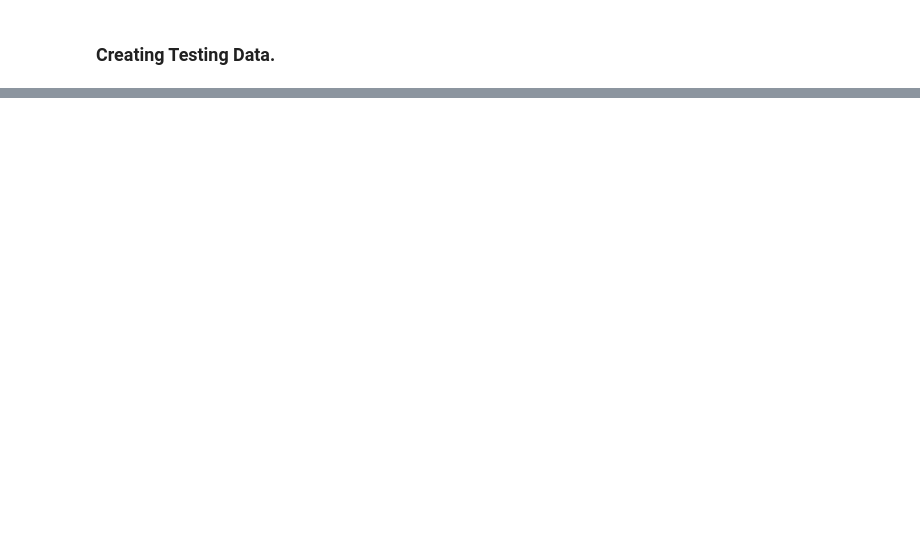
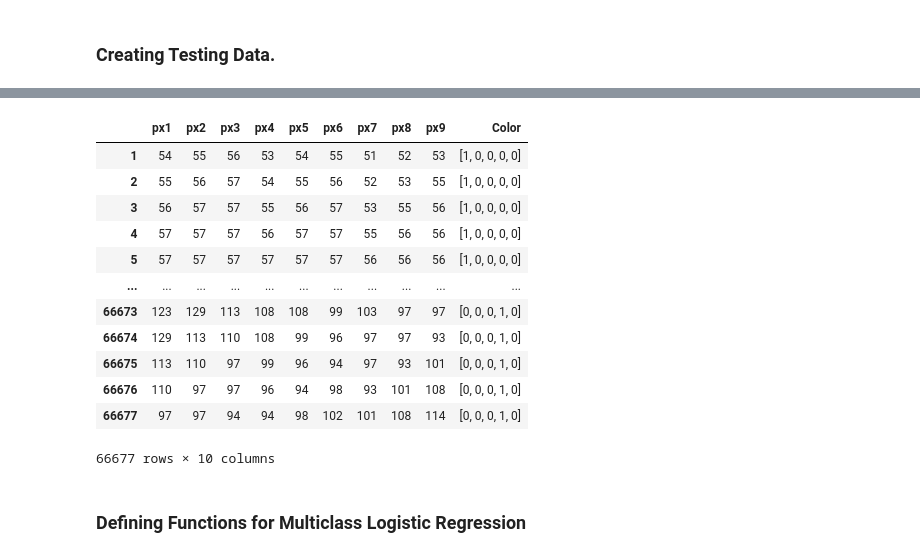
Before and after one commit to jainsanyam786/Intro_To_AI, a Jupyter notebook: Project4/Project 4 Image Recoloration - Part 1b.ipynb, the cells around one changed output, grey strips where cells are left out. Cells and saved outputs as stored; diff of their text form; code cells hidden in the pictures; blank space fills up the shorter version.

```diff
--- a/Project4/Project 4 Image Recoloration - Part 1b.ipynb
+++ b/Project4/Project 4 Image Recoloration - Part 1b.ipynb
@@ -55,4 +88,0 @@ array([[ 88,  99,  90, ..., 139, 107,  95],
-# %%
-trainingDataY = np.zeros((len(trainout),5),dtype=int)
-for index,pixel in enumerate(trainout):
-    trainingDataY[index,np.where((colors == pixel).all(axis=1))] = 1
@@ -326,0 +133,21 @@ array([[ 36,  82, 189],
+# %%
+Testingdataframe = pd.DataFrame(data=testDataX,index=range(1,len(testDataX)+1), columns= ["px"+str(i) for i in range(1,10)] )
+arr = sparse.coo_matrix(testDataY)
+Testingdataframe['Color'] = arr.toarray().tolist()
+Testingdataframe
+# %% [output]
+|  | px1 | px2 | px3 | px4 | px5 | px6 | px7 | px8 | px9 | Color |
+| 1 | 54 | 55 | 56 | 53 | 54 | 55 | 51 | 52 | 53 | [1, 0, 0, 0, 0] |
+| 2 | 55 | 56 | 57 | 54 | 55 | 56 | 52 | 53 | 55 | [1, 0, 0, 0, 0] |
+| 3 | 56 | 57 | 57 | 55 | 56 | 57 | 53 | 55 | 56 | [1, 0, 0, 0, 0] |
+| 4 | 57 | 57 | 57 | 56 | 57 | 57 | 55 | 56 | 56 | [1, 0, 0, 0, 0] |
+| 5 | 57 | 57 | 57 | 57 | 57 | 57 | 56 | 56 | 56 | [1, 0, 0, 0, 0] |
+| ... | ... | ... | ... | ... | ... | ... | ... | ... | ... | ... |
+| 66673 | 123 | 129 | 113 | 108 | 108 | 99 | 103 | 97 | 97 | [0, 0, 0, 1, 0] |
+| 66674 | 129 | 113 | 110 | 108 | 99 | 96 | 97 | 97 | 93 | [0, 0, 0, 1, 0] |
+| 66675 | 113 | 110 | 97 | 99 | 96 | 94 | 97 | 93 | 101 | [0, 0, 0, 1, 0] |
+| 66676 | 110 | 97 | 97 | 96 | 94 | 98 | 93 | 101 | 108 | [0, 0, 0, 1, 0] |
+| 66677 | 97 | 97 | 94 | 94 | 98 | 102 | 101 | 108 | 114 | [0, 0, 0, 1, 0] |
+66677 rows × 10 columns
+# %% [markdown]
+### Defining Functions for Multiclass Logistic Regression
```
Also changed, not shown: parts of 51 cells of this notebook.
